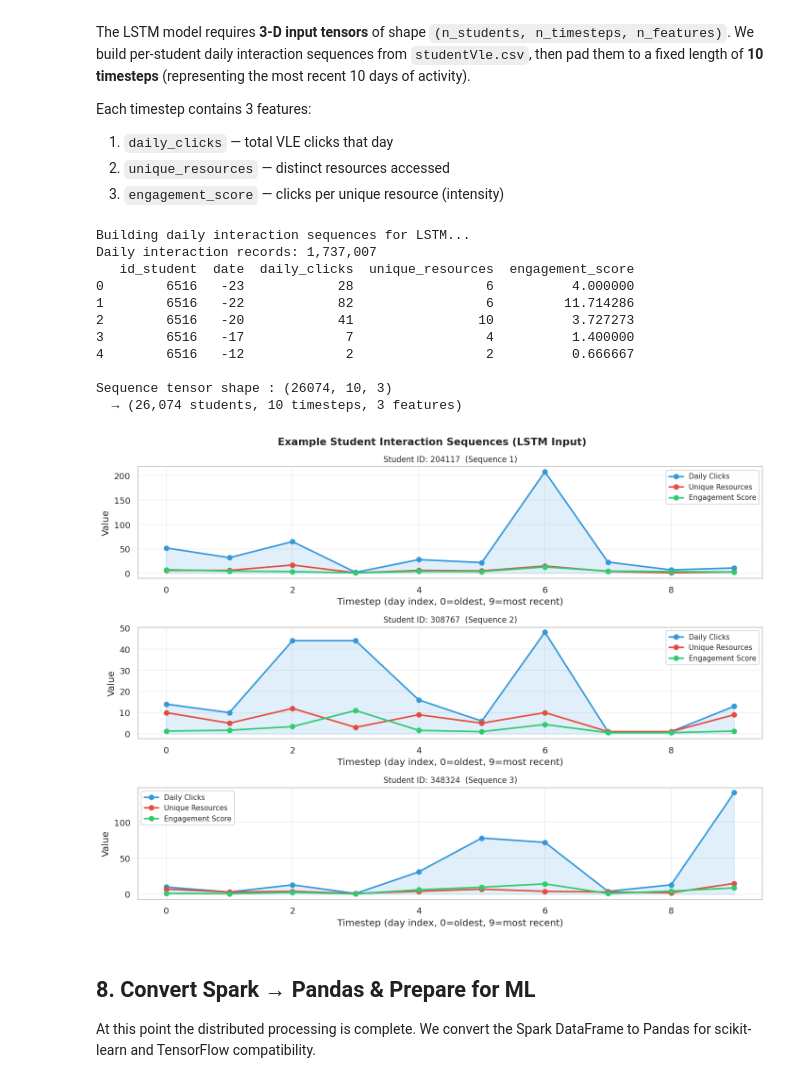
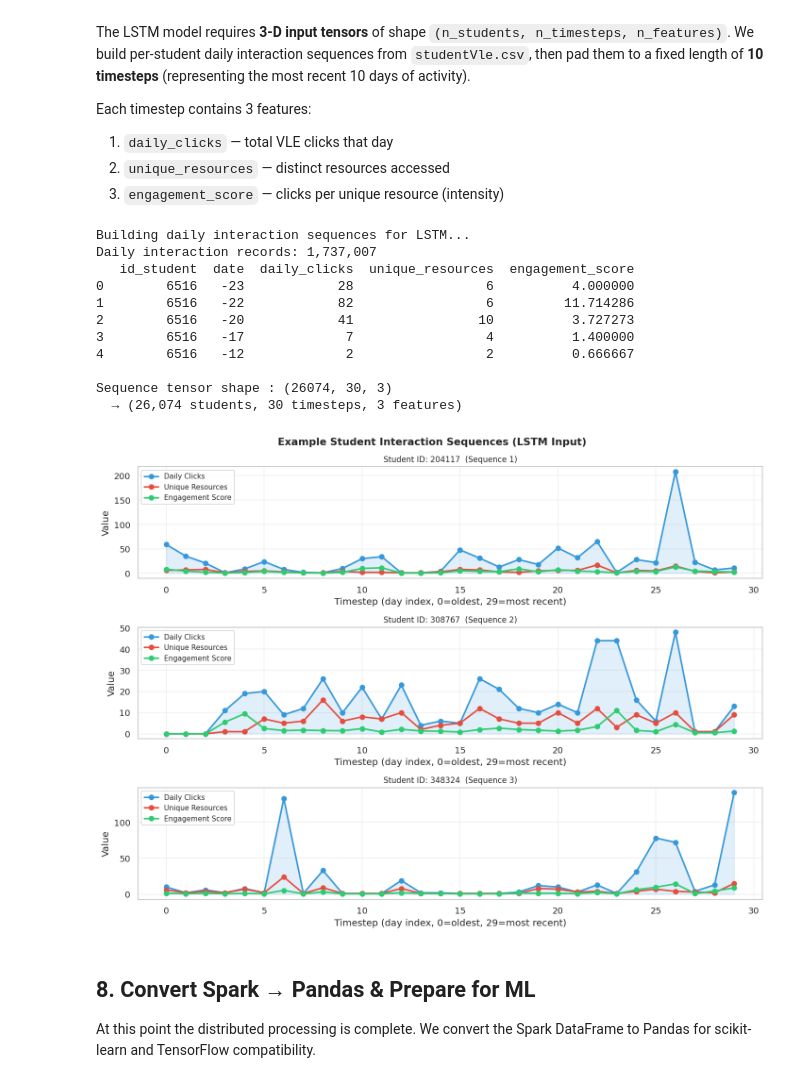
Before and after one commit to nl-codes/6CS030-Big-Data, a Jupyter notebook: assessment/dataset/oulad/oulad-classification.ipynb, the cells around one changed output. Drawn from its saved outputs; the diff is of its cells as text; code cells hidden in the pictures.

Commit message:
Improve lstm model

```diff
--- a/assessment/dataset/oulad/oulad-classification.ipynb
+++ b/assessment/dataset/oulad/oulad-classification.ipynb
@@ -803,11 +803,11 @@ daily_pd["engagement_score"] = daily_pd["daily_clicks"] / (
 print(f"Daily interaction records: {len(daily_pd):,}")
 print(daily_pd.head())
 
-N_STEPS = 10  # Lookback window: most recent 10 days
+N_STEPS = 30  # Lookback window: most recent 30 days
 N_FEATURES = 3  # daily_clicks, unique_resources, engagement_score
 
 
-def create_lstm_sequences(daily_df, n_steps=10, n_features=3):
+def create_lstm_sequences(daily_df, n_steps=30, n_features=3):
     """
     Convert per-student daily interactions into fixed-length padded sequences.
 
@@ -860,40 +860,40 @@ Daily interaction records: 1,737,007
 3        6516   -17             7                 4          1.400000
 4        6516   -12             2                 2          0.666667
 
-Sequence tensor shape : (26074, 10, 3)
-  → (26,074 students, 10 timesteps, 3 features)
+Sequence tensor shape : (26074, 30, 3)
+  → (26,074 students, 30 timesteps, 3 features)
 # %%
 # ── Visualise example sequences ──────────────────────────────────────────────
 fig, axes = plt.subplots(3, 1, figsize=(12, 9))
 fig.suptitle(
     "Example Student Interaction Sequences (LSTM Input)", fontsize=13, fontweight="bold"
 )
 
 sample_indices = np.random.choice(len(X_sequences_all), 3, replace=False)
 colors = ["#3498db", "#e74c3c", "#2ecc71"]
 labels = ["Daily Clicks", "Unique Resources", "Engagement Score"]
 
 for plot_i, sid_i in enumerate(sample_indices):
     ax = axes[plot_i]
     seq = X_sequences_all[sid_i]  # shape: (10, 3)
     x_ax = np.arange(N_STEPS)
 
     for feat_j, (color, label) in enumerate(zip(colors, labels)):
         ax.plot(x_ax, seq[:, feat_j], marker="o", color=color, label=label, linewidth=2)
 
     ax.fill_between(x_ax, seq[:, 0], alpha=0.15, color=colors[0])
     ax.set_title(
         f"Student ID: {student_ids_seq[sid_i]}  (Sequence {plot_i+1})", fontsize=10
     )
-    ax.set_xlabel("Timestep (day index, 0=oldest, 9=most recent)")
+    ax.set_xlabel(f"Timestep (day index, 0=oldest, {N_STEPS -1 }=most recent)")
     ax.set_ylabel("Value")
     ax.legend(fontsize=9)
     ax.grid(True, alpha=0.3)
 
 plt.tight_layout()
 plt.show()
 # %% [output]
-[figure, old version]
+[figure, new version]
 # %% [markdown]
 ## 8. Convert Spark → Pandas & Prepare for ML
 
```
Also changed, not shown: parts of 22 cells of this notebook.
